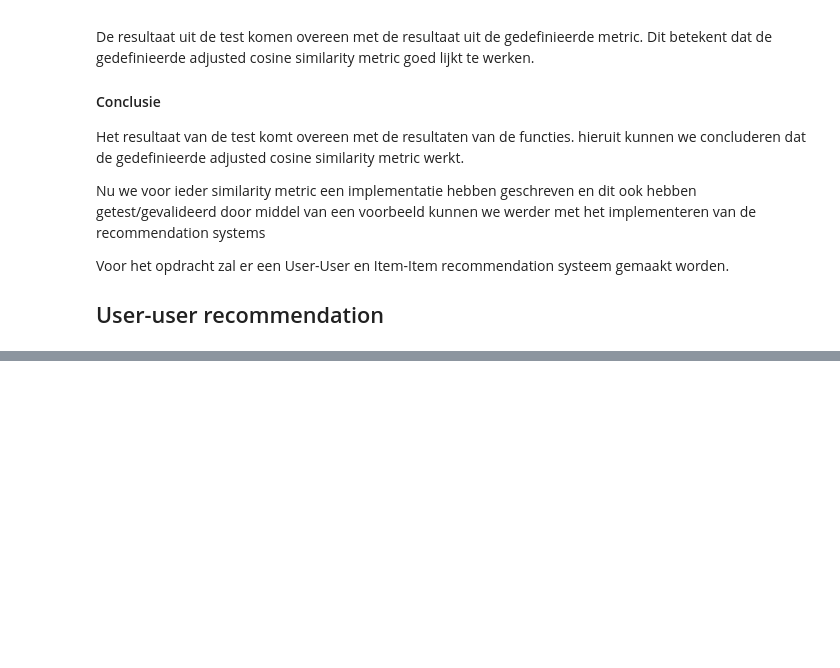
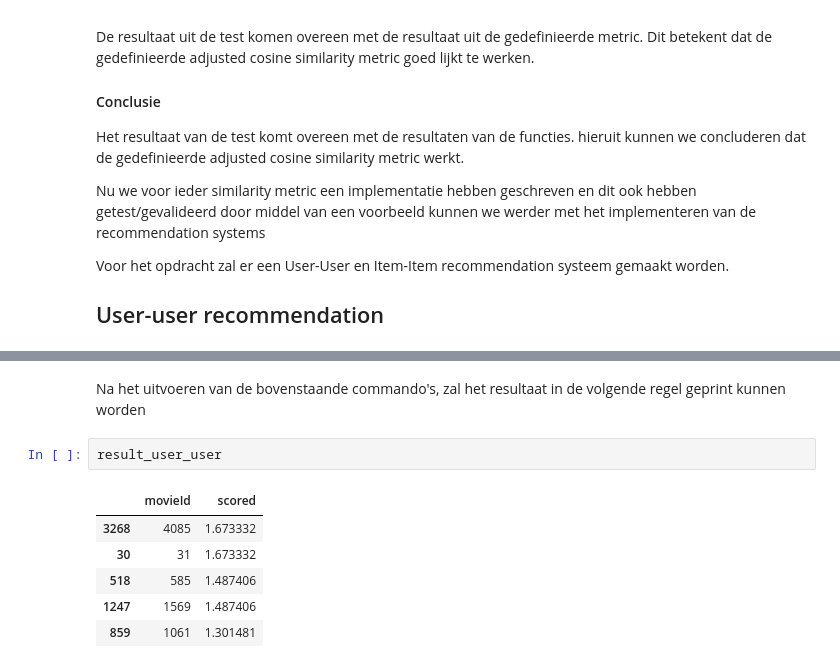
Before and after one commit to isahin1997/00MySchool, a Jupyter notebook: schoolopdrachten/BD_MWB/MLBD-Assignment1-retake/Collaborative Filtering.ipynb, the cells around one changed output, grey strips where cells are left out. Drawn from its saved outputs; the diff is of its cells as text; blank space fills up the shorter version.

```diff
--- a/schoolopdrachten/BD_MWB/MLBD-Assignment1-retake/Collaborative Filtering.ipynb
+++ b/schoolopdrachten/BD_MWB/MLBD-Assignment1-retake/Collaborative Filtering.ipynb
@@ -983,0 +745,11 @@ movie_user_adjusted3
+# %% [markdown]
+Na het uitvoeren van de bovenstaande commando's, zal het resultaat in de volgende regel geprint kunnen worden
+# %%
+result_user_user
+# %% [output]
+|  | movieId | scored |
+| 3268 | 4085 | 1.673332 |
+| 30 | 31 | 1.673332 |
+| 518 | 585 | 1.487406 |
+| 1247 | 1569 | 1.487406 |
+| 859 | 1061 | 1.301481 |
```
Also changed, not shown: parts of 75 cells of this notebook, 1 other file.
